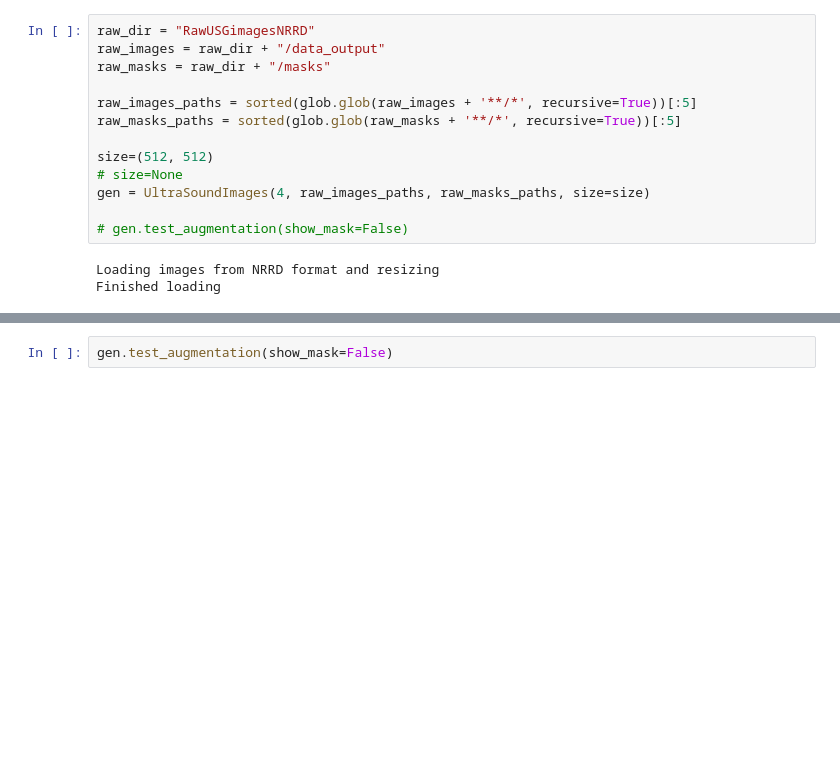
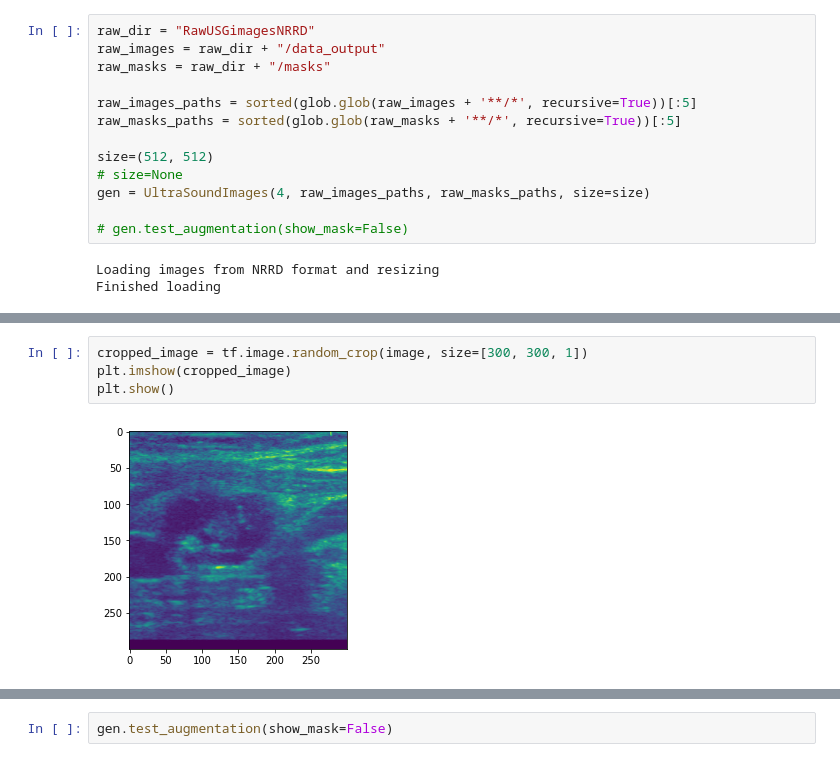
Before and after one commit to szymciem8/Analysis-of-thyroid-US-images-with-ML, a Jupyter notebook: augmentation_test.ipynb, the cells around one changed output, grey strips where cells are left out. Saved outputs shown, nothing was run; the diff lists cells and outputs as text; blank space fills up the shorter version.

```diff
--- a/augmentation_test.ipynb
+++ b/augmentation_test.ipynb
@@ -268,0 +300,6 @@ Finished loading
+# %%
+cropped_image = tf.image.random_crop(image, size=[300, 300, 1])
+plt.imshow(cropped_image)
+plt.show()
+# %% [output]
+[figure, added]
```
Also changed, not shown: parts of 10 cells of this notebook, 7 other files.
